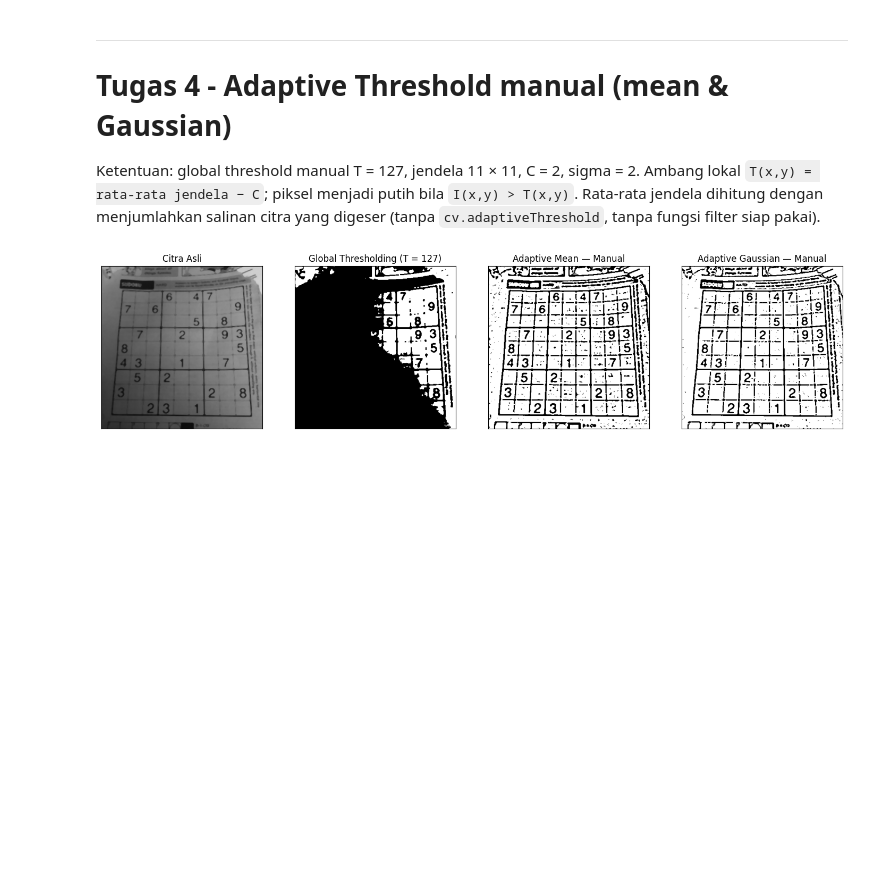
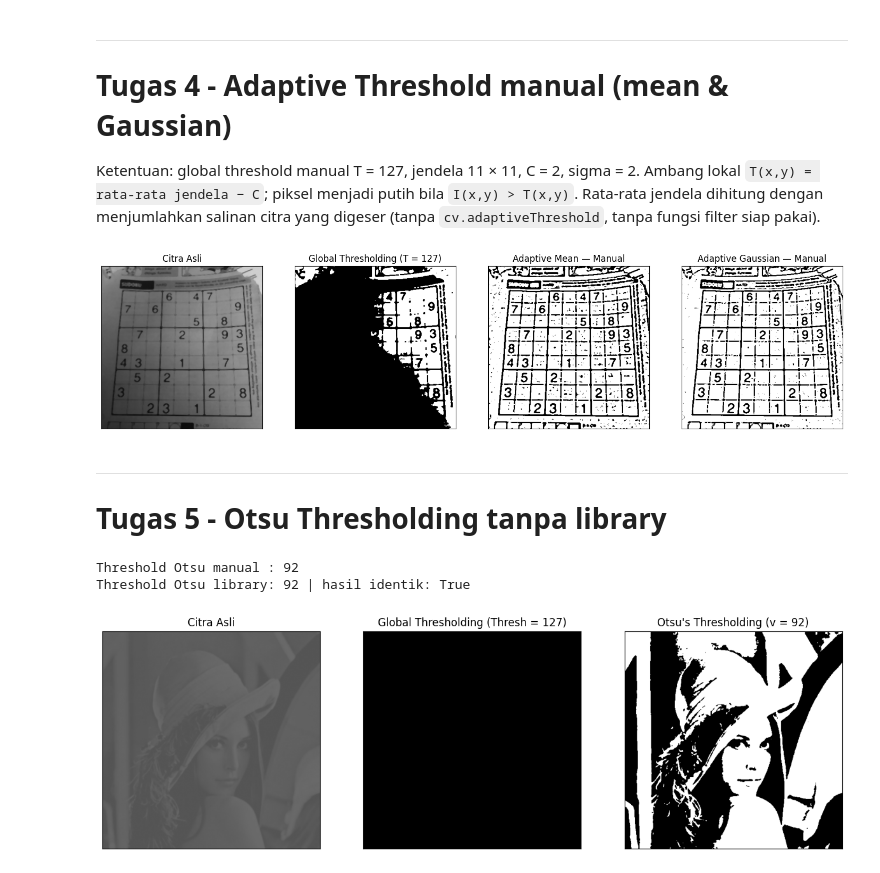
Before and after one commit to rsyadipras/PCVK_Ganjil2026, a Jupyter notebook: Week7_21.ipynb, the cells around one changed output. Drawn from its saved outputs; the diff is of its cells as text; code cells hidden in the pictures; blank space fills up the shorter version.

Commit message:
feat(week7_21): add manual Otsu Thresholding

```diff
--- a/Week7_21.ipynb
+++ b/Week7_21.ipynb
@@ -118,3 +118,6 @@ for i, (im_, t) in enumerate(zip([gray, g_global, g_mean, g_gauss], titles)):
 plt.show()
 # %% [output]
 [figure]
+# %% [markdown]
+---
+# Tugas 5 - Otsu Thresholding tanpa library
@@ -120,0 +145,30 @@ plt.show()
+# %%
+# 5A — lena_gs_lc2.jpg
+filename = '/content/drive/MyDrive/PCVK2026/Images/lena_gs_lc2.jpg'
+img = cv.imread(filename, 0)
+blur = cv.GaussianBlur(img, (5, 5), 0)
+thresh = 127
+
+otsu_biner, otsu_thresh = otsu(blur)
+print('Threshold Otsu manual :', otsu_thresh)
+
+ret, th_lib = cv.threshold(blur, 0, 255, cv.THRESH_BINARY + cv.THRESH_OTSU)
+print('Threshold Otsu library:', int(ret), '| hasil identik:', np.array_equal(otsu_biner, th_lib))
+
+x = "Otsu's Thresholding (v = " + str(otsu_thresh) + ")"
+ret, th1 = cv.threshold(blur, thresh, 255, cv.THRESH_BINARY)
+titles = ['Citra Asli', 'Global Thresholding (Thresh = ' + str(thresh) + ')', x]
+
+plt.figure(figsize=(15, 5))
+for i, (im_, t) in enumerate(zip([blur, th1, otsu_biner], titles)):
+    plt.subplot(1, 3, i + 1)
+    plt.imshow(im_, cmap='gray', vmin=0, vmax=255)
+    plt.title(t)
+    plt.xticks([])
+    plt.yticks([])
+
+plt.show()
+# %% [output]
+Threshold Otsu manual : 92
+Threshold Otsu library: 92 | hasil identik: True
+[figure, added]
```
Also changed, not shown: parts of 6 cells of this notebook.
